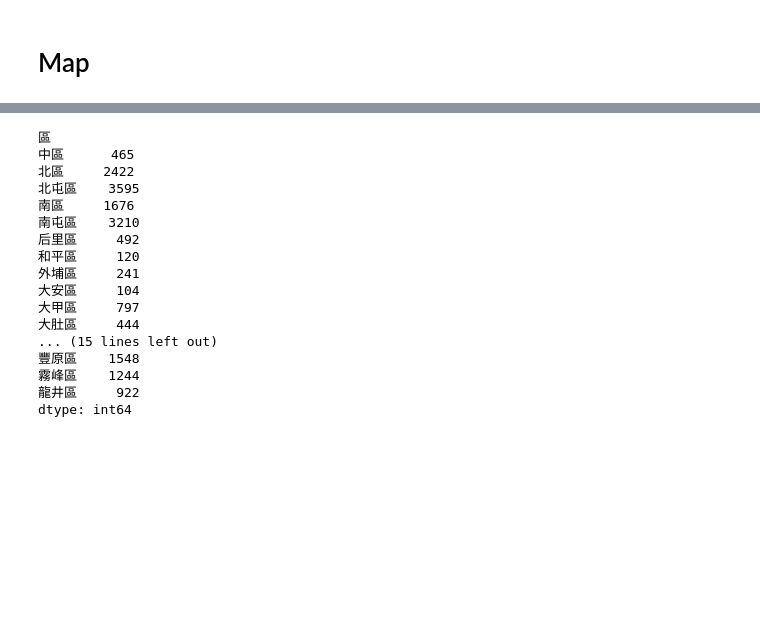
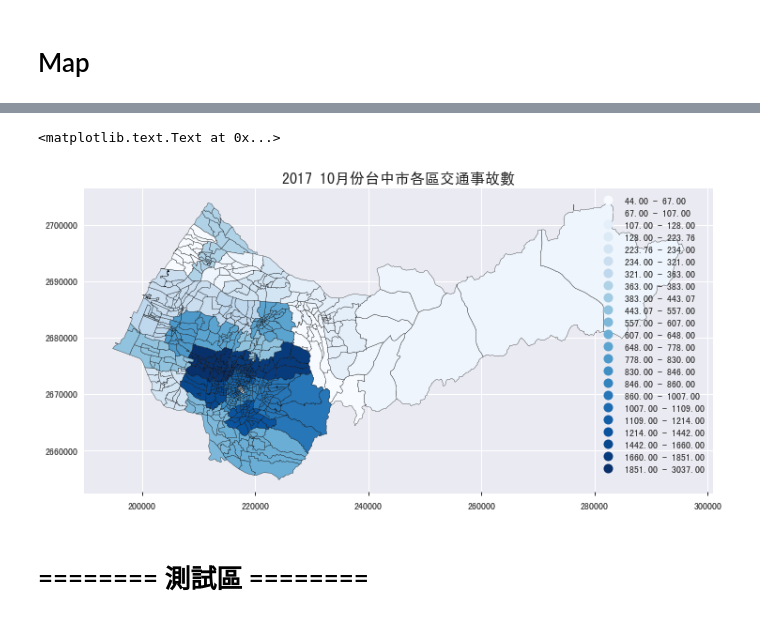
Before and after one commit to WangYenTing/Python-MySQL, a Jupyter notebook: GeoPandas.ipynb, the cells around one changed output, grey strips where cells are left out. Cells and saved outputs as stored; diff of their text form; code cells hidden in the pictures; blank space fills up the shorter version.

```diff
--- a/GeoPandas.ipynb
+++ b/GeoPandas.ipynb
@@ -58,24 +88,23 @@ taichung_shp.head()
+# %%
+## 11月份 交通事故數
+tc_month.plot(
+    cmap=plt.cm.Blues, #指定顏色
+    column='11月', #指定從自身的這個 column 讀取顏色深度
+    figsize=(12,9),
+    legend = True,
+    k = len(df['區'].unique()),  #分成幾類
+    scheme='QUANTILES',
+    edgecolor='black'  #區里邊界線的顏色
+)
+plt.title("2017 10月份台中市各區交通事故數", fontsize = 16 )
+# %% [output]
+<matplotlib.text.Text at 0x...>
+[figure, added]
+# %% [markdown]
+# ======== 測試區 ========
 # %%
 #a = df.groupby(['區'])['count'].count()
-df.groupby(['區']).size()
+#df.groupby(['區']).size()
-# %% [output]
-區
-中區      465
-北區     2422
-北屯區    3595
-南區     1676
-南屯區    3210
-后里區     492
-和平區     120
-外埔區     241
-大安區     104
-大甲區     797
-大肚區     444
-... (15 lines left out)
-豐原區    1548
-霧峰區    1244
-龍井區     922
-dtype: int64
 # %%
 tc = pd.DataFrame({'count' : df.groupby(['區']).size()}).reset_index()
 # %%
```
Also changed, not shown: parts of 6 cells of this notebook.
